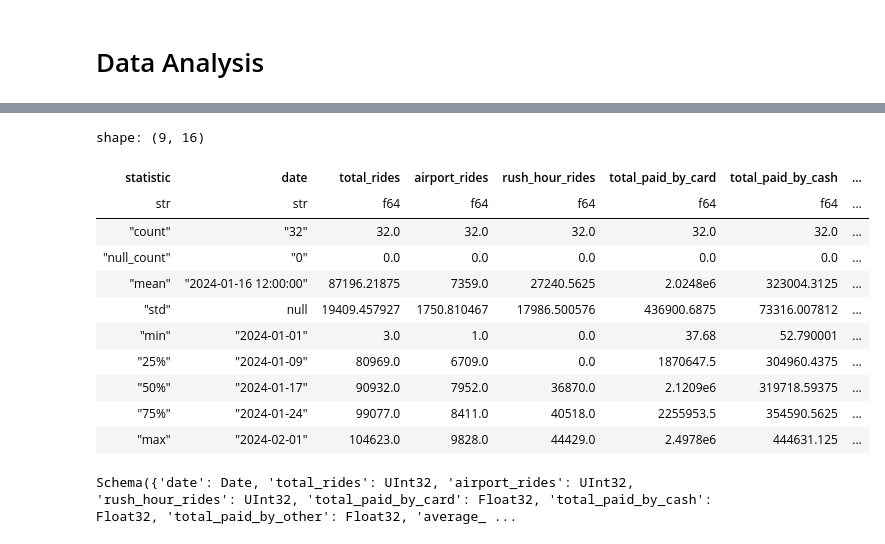
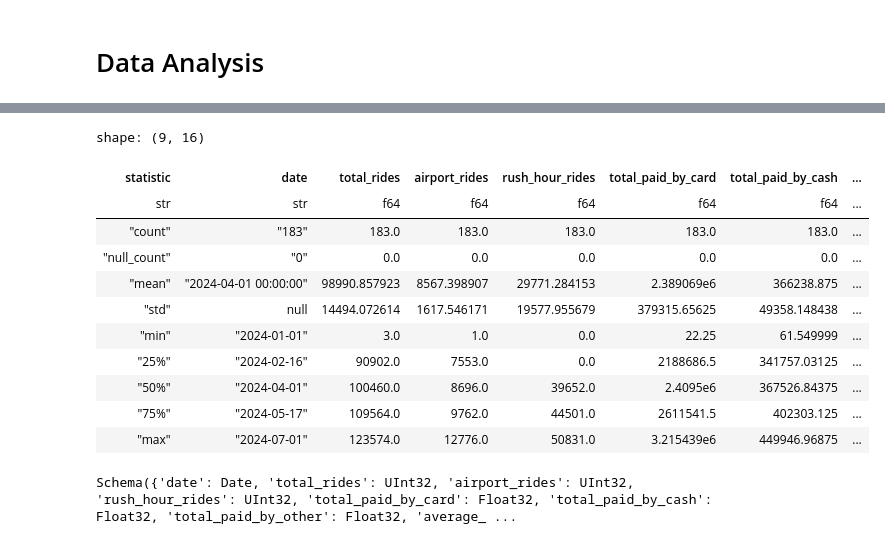
Before and after one commit to mate-mali/MLOPS-MM03, a Jupyter notebook: mm homework.ipynb, the cells around one changed output, grey strips where cells are left out. Cells and saved outputs as stored; diff of their text form; code cells hidden in the pictures.

```diff
--- a/mm homework.ipynb
+++ b/mm homework.ipynb
@@ -53,11 +79,11 @@ df = pl.read_parquet(f"{DATA_DIR}/1.parquet")
 # %%
 df = (
-    df.filter
+    df.lazy().filter
     (
         (pl.col("tpep_pickup_datetime").dt.year() == 2024)
         & (pl.col("tpep_dropoff_datetime").dt.date() <= dt.date(2025,1,1))
     )
-)
+).collect()
 # %% [markdown]
 ## optimize data types, particularly for integers and categorical strings
 # %%
@@ -163,7 +193,7 @@ Schema({'VendorID': Int8, 'tpep_pickup_datetime': Datetime(time_unit='us', time_
 # %% [markdown]
 # Data transformation
 # %%
-df2 = (
+df = (
     df.lazy().with_columns(
         # combine payment type values for
         # `"No charge"`, `"Dispute"`, `"Unknown"` and `"Voided trip"` into one type,
@@ -185,8 +215,8 @@ df2 = (
 # i am borrowing this from, exercise workbook
 df_taxi_zones = pl.read_csv("data/taxi_zone_lookup.csv").lazy()
 # %%
-df2 = (
-    df2.lazy().with_columns(
+df = (
+    df.lazy().with_columns(
         # combine payment type values for
         # `"No charge"`, `"Dispute"`, `"Unknown"` and `"Voided trip"` into one type,
         # i hope thsi works
@@ -241,8 +271,8 @@ df2 = (
 # %% [markdown]
 ## dummy encoding
 # %%
-df3 = (
-    df2.to_dummies(
+df = (
+    df.to_dummies(
         columns=["payment_type", "pickup_borough", "dropoff_borough"]
     ).lazy().with_columns(
         #open lazification sequence
@@ -286,5 +316,5 @@ df3 = (
         (pl.col("date").dt.weekday() >= 6).alias("is_weekend")
     ).collect()
 )
-df3
+df
 # %% [output]
@@ -349,18 +379,18 @@ shape: (10, 15)
 # %%
 #describe statistics
-df3.describe()
+df.describe()
 # %% [output]
 shape: (9, 16)
 | statistic | date | total_rides | airport_rides | rush_hour_rides | total_paid_by_card | total_paid_by_cash | ... |
 | str | str | f64 | f64 | f64 | f64 | f64 | ... |
-| "count" | "32" | 32.0 | 32.0 | 32.0 | 32.0 | 32.0 | ... |
+| "count" | "183" | 183.0 | 183.0 | 183.0 | 183.0 | 183.0 | ... |
 | "null_count" | "0" | 0.0 | 0.0 | 0.0 | 0.0 | 0.0 | ... |
-| "mean" | "2024-01-16 12:00:00" | 87196.21875 | 7359.0 | 27240.5625 | 2.0248e6 | 323004.3125 | ... |
-| "std" | null | 19409.457927 | 1750.810467 | 17986.500576 | 436900.6875 | 73316.007812 | ... |
-| "min" | "2024-01-01" | 3.0 | 1.0 | 0.0 | 37.68 | 52.790001 | ... |
-| "25%" | "2024-01-09" | 80969.0 | 6709.0 | 0.0 | 1870647.5 | 304960.4375 | ... |
-| "50%" | "2024-01-17" | 90932.0 | 7952.0 | 36870.0 | 2.1209e6 | 319718.59375 | ... |
-| "75%" | "2024-01-24" | 99077.0 | 8411.0 | 40518.0 | 2255953.5 | 354590.5625 | ... |
-| "max" | "2024-02-01" | 104623.0 | 9828.0 | 44429.0 | 2.4978e6 | 444631.125 | ... |
+| "mean" | "2024-04-01 00:00:00" | 98990.857923 | 8567.398907 | 29771.284153 | 2.389069e6 | 366238.875 | ... |
+| "std" | null | 14494.072614 | 1617.546171 | 19577.955679 | 379315.65625 | 49358.148438 | ... |
+| "min" | "2024-01-01" | 3.0 | 1.0 | 0.0 | 22.25 | 61.549999 | ... |
+| "25%" | "2024-02-16" | 90902.0 | 7553.0 | 0.0 | 2188686.5 | 341757.03125 | ... |
+| "50%" | "2024-04-01" | 100460.0 | 8696.0 | 39652.0 | 2.4095e6 | 367526.84375 | ... |
+| "75%" | "2024-05-17" | 109564.0 | 9762.0 | 44501.0 | 2611541.5 | 402303.125 | ... |
+| "max" | "2024-07-01" | 123574.0 | 12776.0 | 50831.0 | 3.215439e6 | 449946.96875 | ... |
 # %%
 #print schema
```
Also changed, not shown: parts of 12 cells of this notebook, 1 other file.
